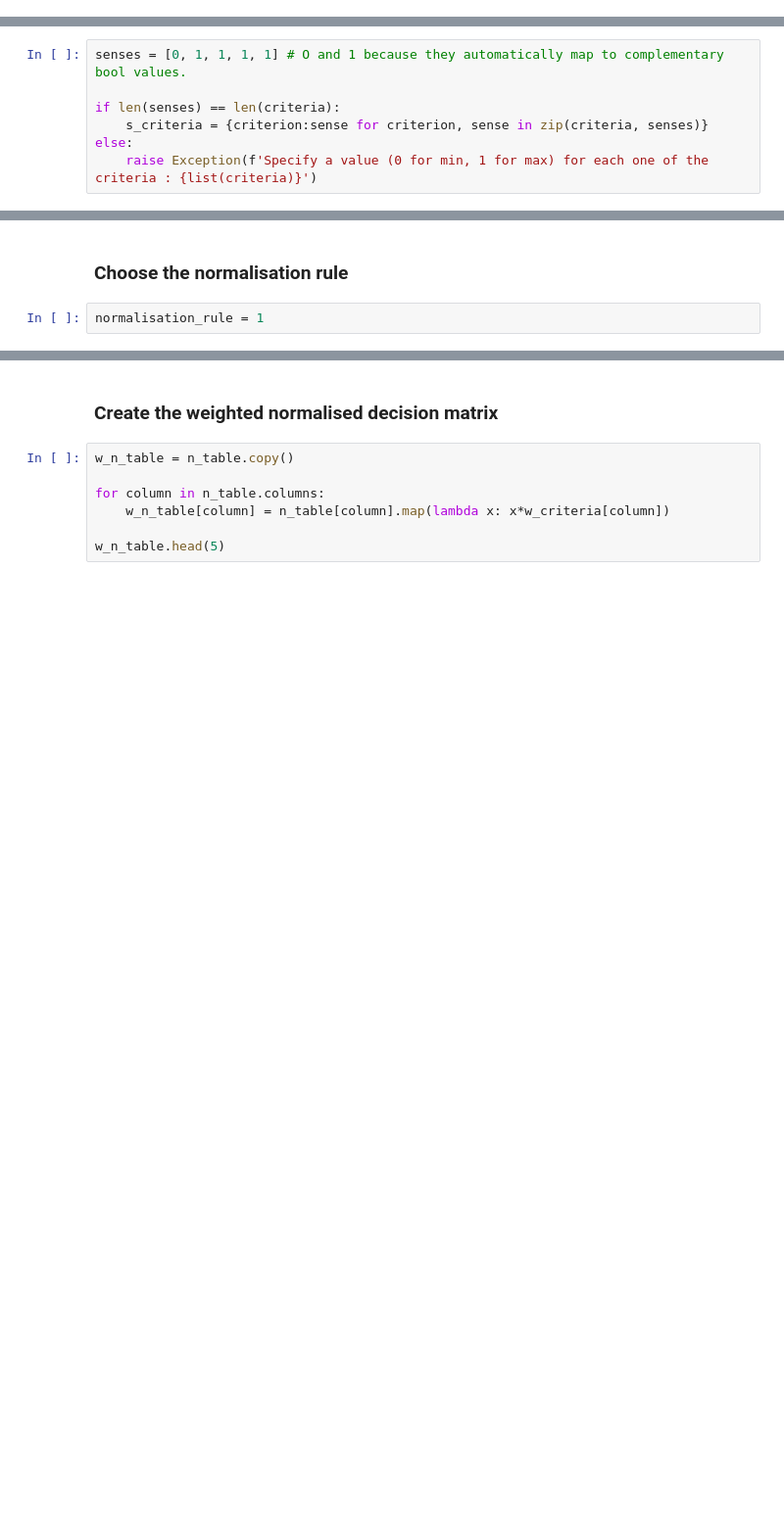
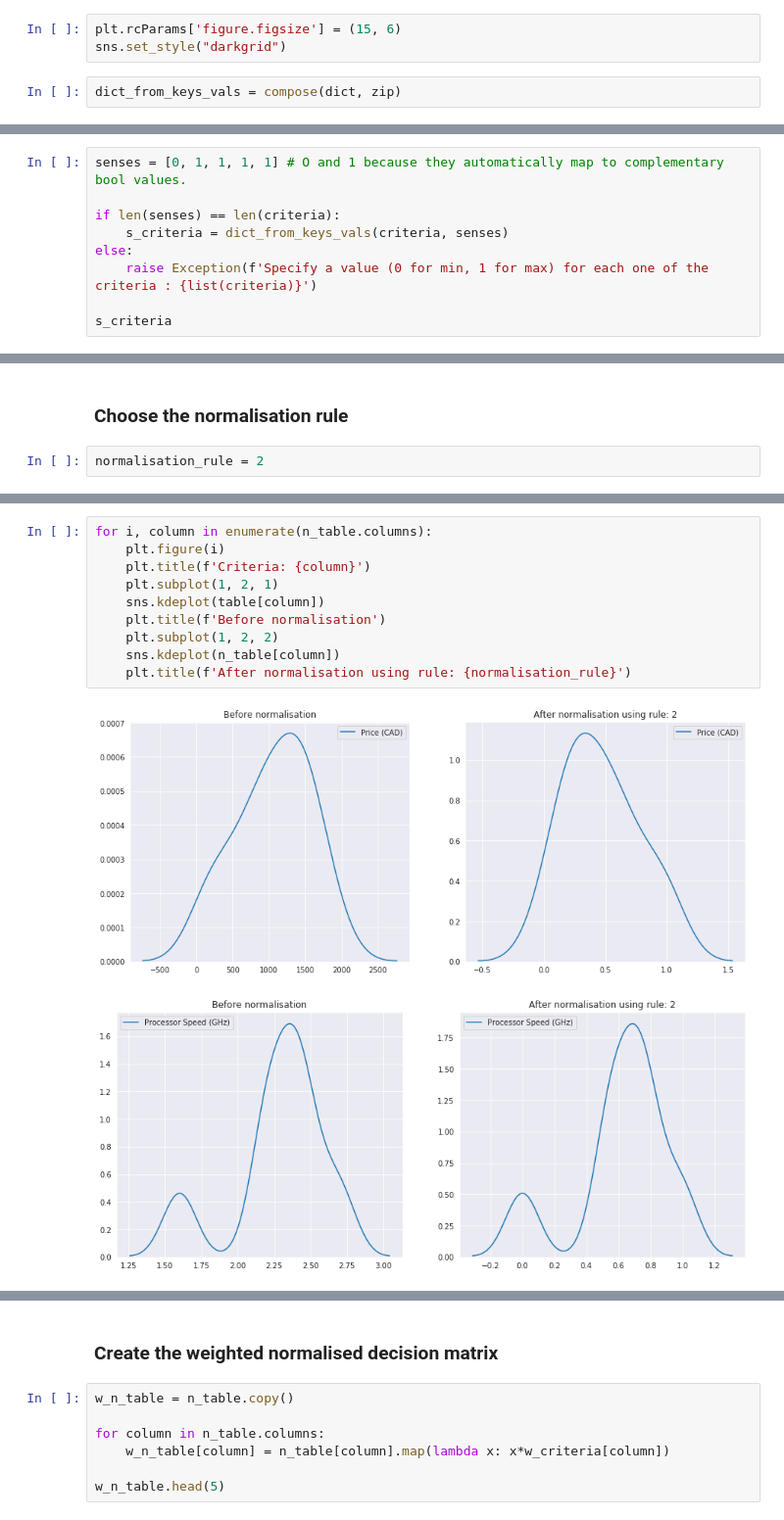
Before and after one commit to gmagannaDevelop/Electre, a Jupyter notebook: ELECTRE.ipynb, the cells around one changed output, grey strips where cells are left out. Shown: that part at 98% size. Saved outputs shown, nothing was run; the diff lists cells and outputs as text; blank space fills up the shorter version.

Commit message:
Added yet another normalisation rule.

```diff
--- a/ELECTRE.ipynb
+++ b/ELECTRE.ipynb
@@ -6,3 +11,8 @@ from functools import reduce, partial
+# %%
+plt.rcParams['figure.figsize'] = (15, 6)
+sns.set_style("darkgrid")
+# %%
+dict_from_keys_vals = compose(dict, zip)
 # %% [markdown]
 We import the information from the Excel file
 # %%
@@ -56,6 +67,8 @@ w_criteria
 senses = [0, 1, 1, 1, 1] # O and 1 because they automatically map to complementary bool values.
 
 if len(senses) == len(criteria):
-    s_criteria = {criterion:sense for criterion, sense in zip(criteria, senses)}
+    s_criteria = dict_from_keys_vals(criteria, senses)
 else:
     raise Exception(f'Specify a value (0 for min, 1 for max) for each one of the criteria : {list(criteria)}')
+
+s_criteria
@@ -81,4 +112,4 @@ For the normalisation part, there are many possible rules. The following options
 # %% [markdown]
 ### Choose the normalisation rule
 # %%
-normalisation_rule = 1
+normalisation_rule = 2
@@ -122,0 +167,13 @@ partial(lambda x, y, z: f'{x}, {y}, {z}', 1)(2, '4')
+# %%
+for i, column in enumerate(n_table.columns):
+    plt.figure(i)
+    plt.title(f'Criteria: {column}')
+    plt.subplot(1, 2, 1)
+    sns.kdeplot(table[column])
+    plt.title(f'Before normalisation')
+    plt.subplot(1, 2, 2)
+    sns.kdeplot(n_table[column])
+    plt.title(f'After normalisation using rule: {normalisation_rule}')
+# %% [output]
+[figure, added]
+[figure, added]
```
Also changed, not shown: parts of 10 cells of this notebook, 1 other file.
